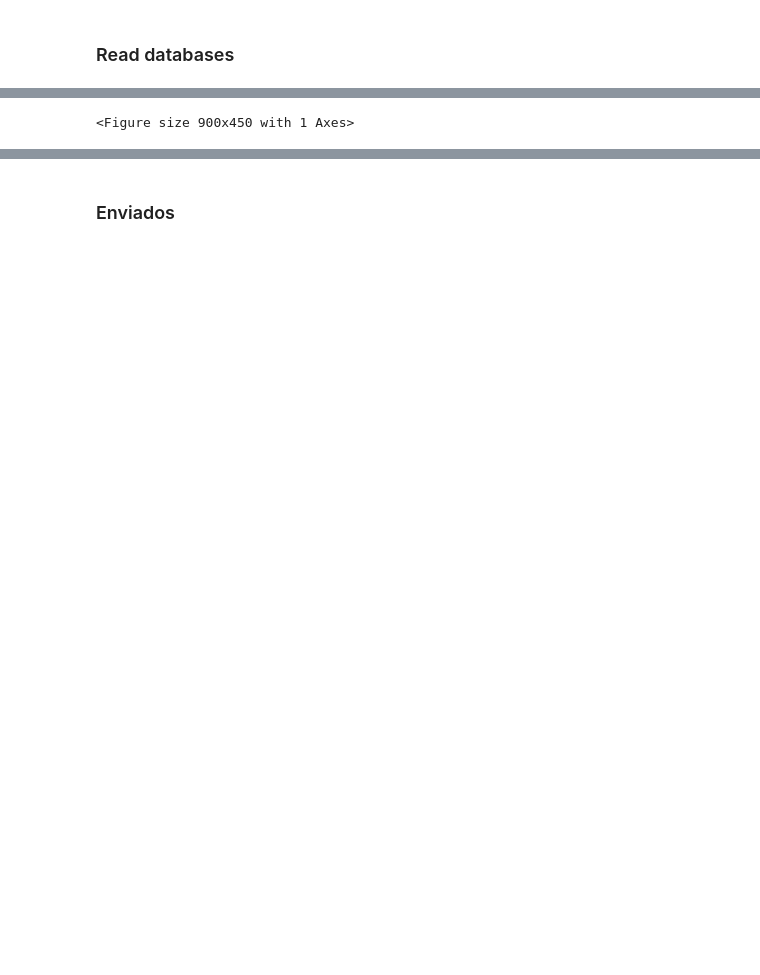
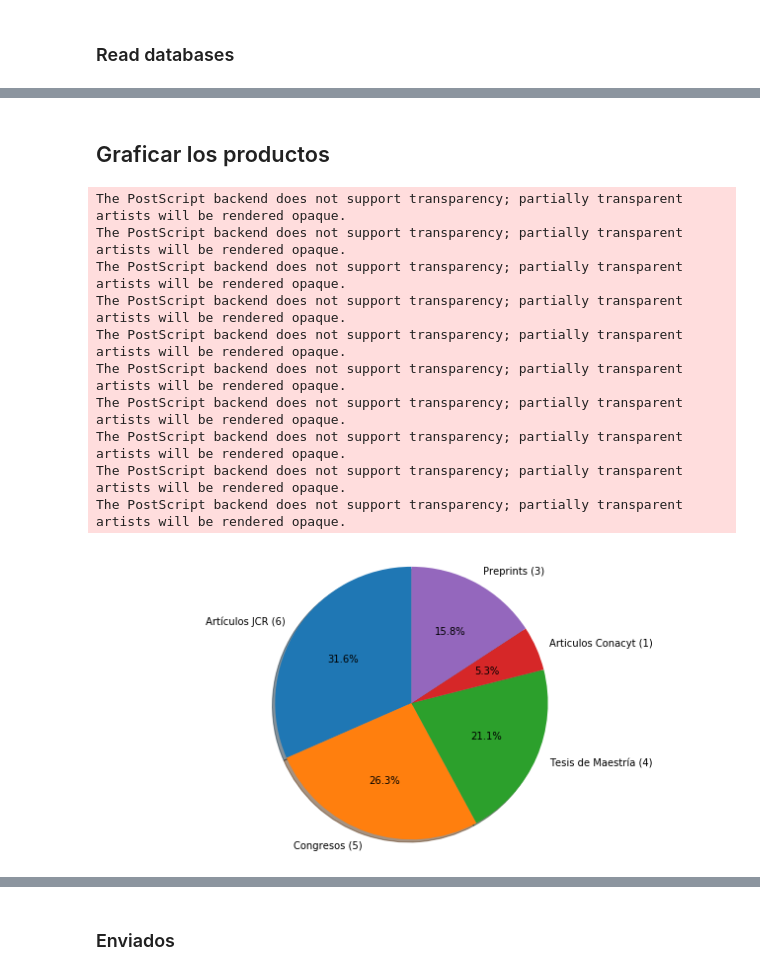
Before and after one commit to irvingvasquez/auto_report, a Jupyter notebook: reports/catedras/report_cc.ipynb, the cells around one changed output, grey strips where cells are left out. Drawn from its saved outputs; the diff is of its cells as text; code cells hidden in the pictures; blank space fills up the shorter version.

```diff
--- a/reports/catedras/report_cc.ipynb
+++ b/reports/catedras/report_cc.ipynb
@@ -183,24 +206,56 @@ print(f"{count_activ} actividades de divulación o vinculación")
+# %% [markdown]
+## Graficar los productos
 # %%
+labels = []
+publicaciones = []
+
 # Graficar los productos
+if count_jcr > 0:
+    publicaciones.append(count_jcr)
+    labels.append(f"Artículos JCR ({str(count_jcr)})")
 
-import numpy as np
-import matplotlib.pyplot as plt
+if count_proc > 0:
+    publicaciones.append(count_proc)
+    labels.append(f"Congresos ({str(count_proc)})")
+
+if count_mt > 0:
+    publicaciones.append(count_mt)
+    labels.append(f"Tesis de Maestría ({str(count_mt)})")
+
+if count_cona > 0:
+    publicaciones.append(count_cona)
+    labels.append(f"Articulos Conacyt ({str(count_cona)})")
+
+if count_preprint > 0:
+    publicaciones.append(count_preprint)
+    labels.append(f"Preprints ({str(count_preprint)})")
+
+#if count_otros > 0:
+#publicaciones.append(count_otros)
+#labels.append("Otros")
 
 fig, ax1 = plt.subplots(figsize=(9, 4.5), subplot_kw=dict(aspect="equal"))
 
-#fig1, ax1 = plt.subplots()
 ax1.pie(publicaciones, labels=labels, autopct='%1.1f%%',
         shadow=True, startangle=90)
 # Equal aspect ratio ensures that pie is drawn as a circle
 ax1.axis('equal')
 plt.tight_layout()
+plt.savefig("text/products.eps", format = 'eps')
+plt.savefig("text/products.pdf", format = 'pdf')
 plt.show()
-
-#plt.pie(publicaciones, labels = labels)
-
-#plt.show()
 # %% [output]
-<Figure size 900x450 with 1 Axes>
+The PostScript backend does not support transparency; partially transparent artists will be rendered opaque.
+The PostScript backend does not support transparency; partially transparent artists will be rendered opaque.
+The PostScript backend does not support transparency; partially transparent artists will be rendered opaque.
+The PostScript backend does not support transparency; partially transparent artists will be rendered opaque.
+The PostScript backend does not support transparency; partially transparent artists will be rendered opaque.
+The PostScript backend does not support transparency; partially transparent artists will be rendered opaque.
+The PostScript backend does not support transparency; partially transparent artists will be rendered opaque.
+The PostScript backend does not support transparency; partially transparent artists will be rendered opaque.
+The PostScript backend does not support transparency; partially transparent artists will be rendered opaque.
+The PostScript backend does not support transparency; partially transparent artists will be rendered opaque.
+[figure, added]
 # %%
 # Crear un archivo .tex para la producción científica
 # Articulos JCR
```
Also changed, not shown: parts of 18 cells of this notebook, 5 other files.
